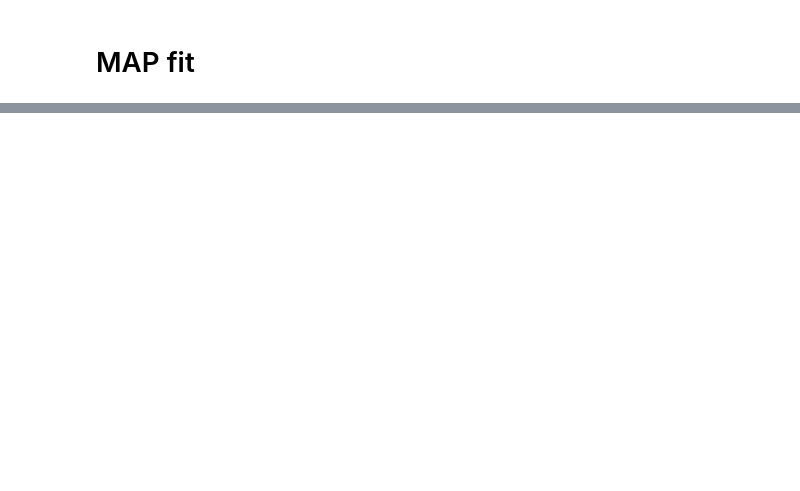
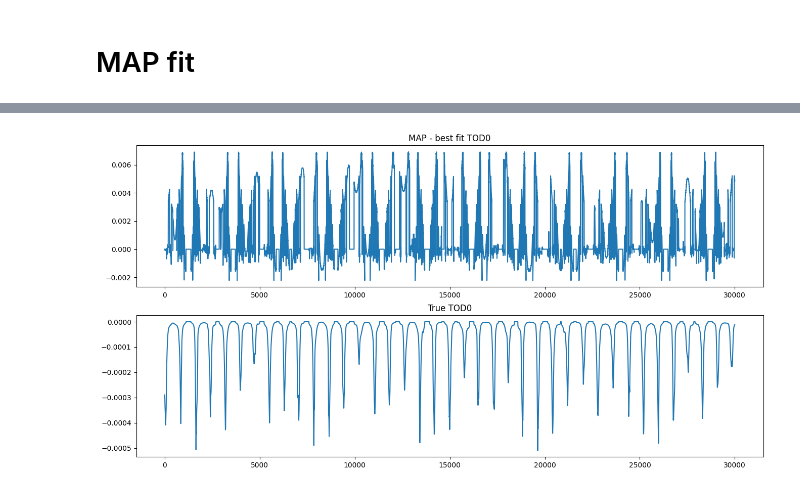
Before and after one commit to jwuerzinger/CMB_denoising, a Jupyter notebook: nifty_maria/nifty_maria_mapsampling.ipynb, the cells around one changed output, grey strips where cells are left out. Saved outputs shown, nothing was run; the diff lists cells and outputs as text; code cells hidden in the pictures; blank space fills up the shorter version.

```diff
--- a/nifty_maria/nifty_maria_mapsampling.ipynb
+++ b/nifty_maria/nifty_maria_mapsampling.ipynb
@@ -522,0 +481,16 @@ plt.show()
+# %%
+# plot maximum of posterior (mode)
+pred_tods = signal_response(samples.pos) # gives time-series
+# sig_map = gp_map(samples.pos) # when splitting up in different field models
+
+fig, axes = plt.subplots(2, 1, figsize=(16, 8))
+
+im0 = axes[0].plot(pred_tods[0])
+axes[0].title.set_text('MAP - best fit TOD0')
+
+im1 = axes[1].plot(tods_map[0])
+axes[1].title.set_text('True TOD0')
+
+plt.show()
+# %% [output]
+[figure, added]
```
Also changed, not shown: parts of 8 cells of this notebook.
